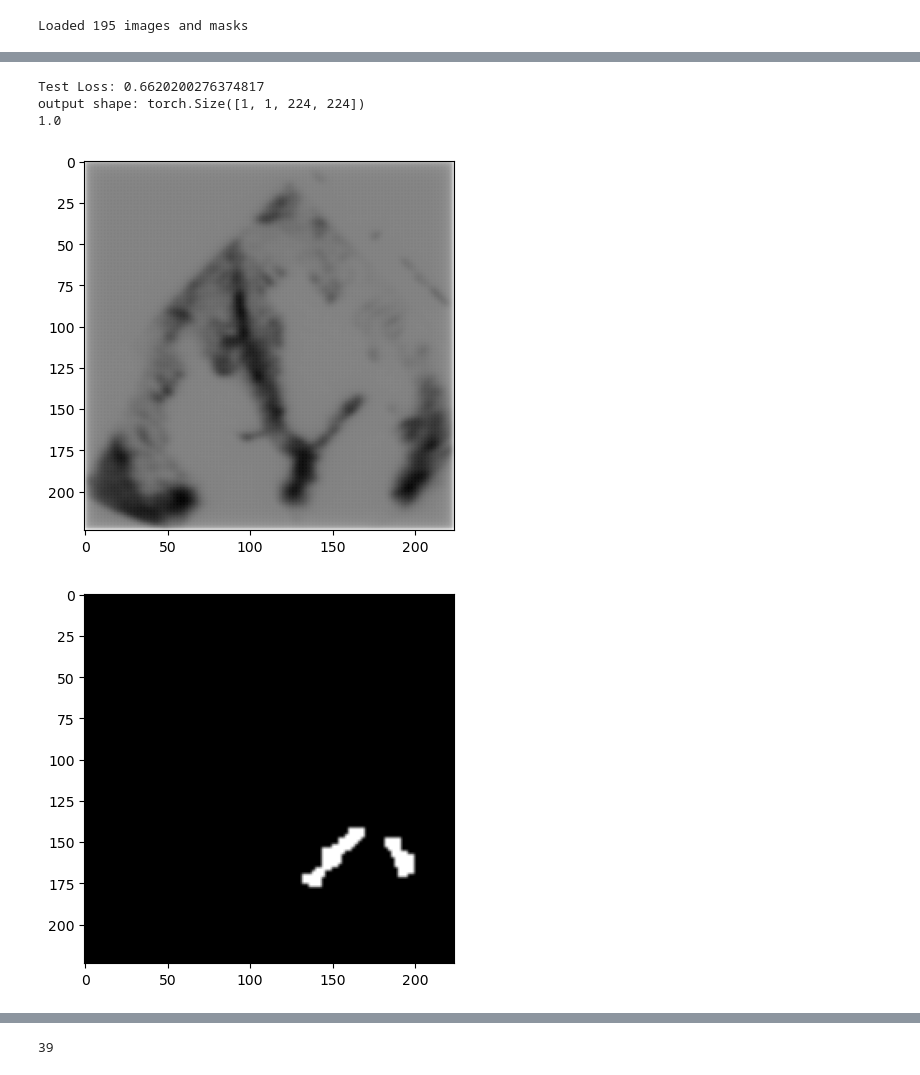
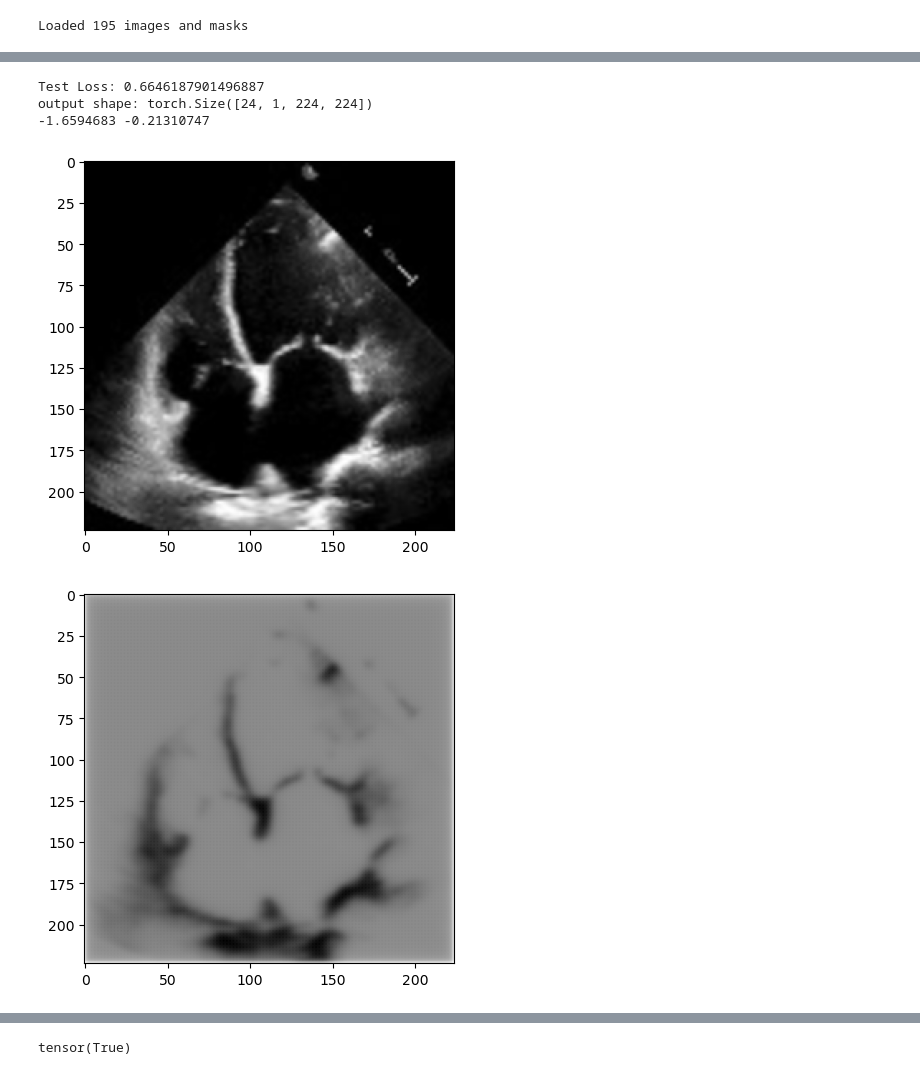
Before and after one commit to zytros/HS23, a Jupyter notebook: AML/task3/uNet/uNet.ipynb, the cells around one changed output, grey strips where cells are left out. Drawn from its saved outputs; the diff is of its cells as text; code cells hidden in the pictures.

```diff
--- a/AML/task3/uNet/uNet.ipynb
+++ b/AML/task3/uNet/uNet.ipynb
@@ -9,6 +9,9 @@ from torch.utils.data import Dataset, DataLoader
 import os
 import numpy as np
 import cv2
+# %%
+def round_tensor(tensor):
+    return torch.round(tensor)
 # %%
 import matplotlib.pyplot as plt
 
@@ -44,11 +47,13 @@ class MyDataset(Dataset):
     def __getitem__(self, idx):
         frame = self.frames[idx]
         mask = self.masks[idx]
+        tens_pos = round_tensor(self.transform(mask))
+        tens_neg = round_tensor(self.transform(1-mask))
+
 
         if self.transform:
             frame = self.transform(frame)
-            mask = self.transform(mask)
-
+        mask = torch.cat((tens_pos, tens_neg), dim=0)
         return frame, mask
 # %%
 def _assert_no_grad(tensor):
@@ -276,7 +281,7 @@ test_loader = DataLoader(
 # %% [output]
 Loaded 195 images and masks
 # %%
-model = UNet2(1)
+model = UNet2(2)
 #criterion = CrossEntropy2D(ignore_index=255)
 optimizer = torch.optim.Adam(model.parameters(), lr=0.001)
 device = torch.device("cuda:0" if torch.cuda.is_available() else "cpu")
@@ -309,23 +307,24 @@ Epoch: 0 Batch: 6 Loss: 0.5539776086807251
 # %%
 model.eval()
 first = True
-for batch_idx, (data, target) in enumerate(test_loader):
+for batch_idx, (data, target) in enumerate(train_loader):
         output = model(data)
         loss = calc_loss(output, target, None)
         print('Test Loss:', loss.item())
         if batch_idx == 0:
                 print('output shape:', output.shape)
                 target_array = target.detach()[0,0,:,:].numpy()
-                print(np.max(target_array))
-                write_tensor_to_file(target.detach()[0,0,:,:], 'target.txt')
-                cv2.imwrite('output.png', output.detach()[0,0,:,:].numpy() * 255)
-                plot_image(output.detach()[0,0,:,:].numpy())
-                plot_image(target.detach()[0,0,:,:].numpy())
+                output_array = output.detach()[0,0,:,:].numpy()
+                data_array = data.detach()[0,0,:,:].numpy()
+                print(np.min(output_array), np.max(output_array))
+                plot_image(data_array)
+                plot_image(output_array)
+                plot_image(target_array)
                 first = False
                 break
 # %% [output]
-Test Loss: 0.6620200276374817
-output shape: torch.Size([1, 1, 224, 224])
-1.0
+Test Loss: 0.6646187901496887
+output shape: torch.Size([24, 1, 224, 224])
+-1.6594683 -0.21310747
-[figure, old version]
+[figure, new version]
-[figure, old version]
+[figure, new version]
@@ -332,4 +332,6 @@ output shape: torch.Size([1, 1, 224, 224])
-# %%
-len(test_loader)
-# %% [output]
-39
+# %%
+def contains_between(tensor):
+    return torch.any((tensor > 0.4) & (tensor < 0.6))
+contains_between(train_dataset[0][1])
+# %% [output]
+tensor(True)
```
Also changed, not shown: parts of 2 cells of this notebook, 3 other files.
